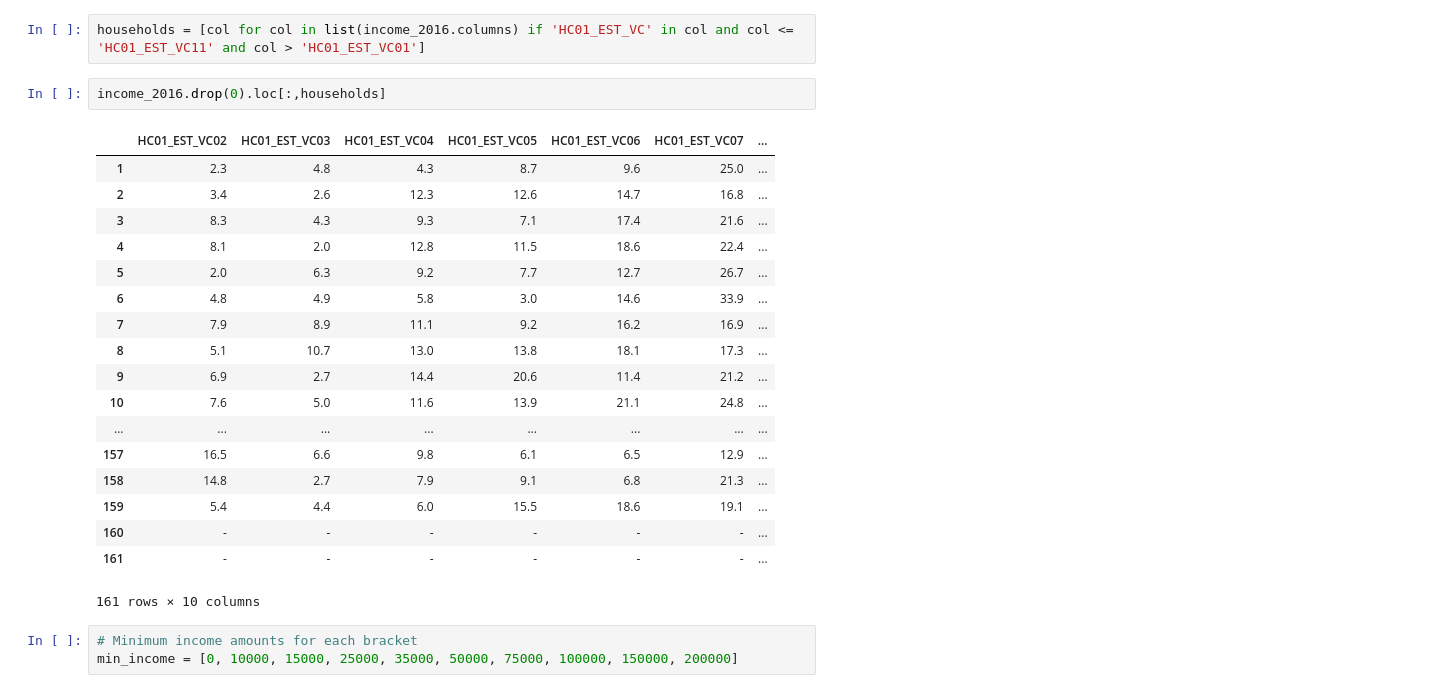
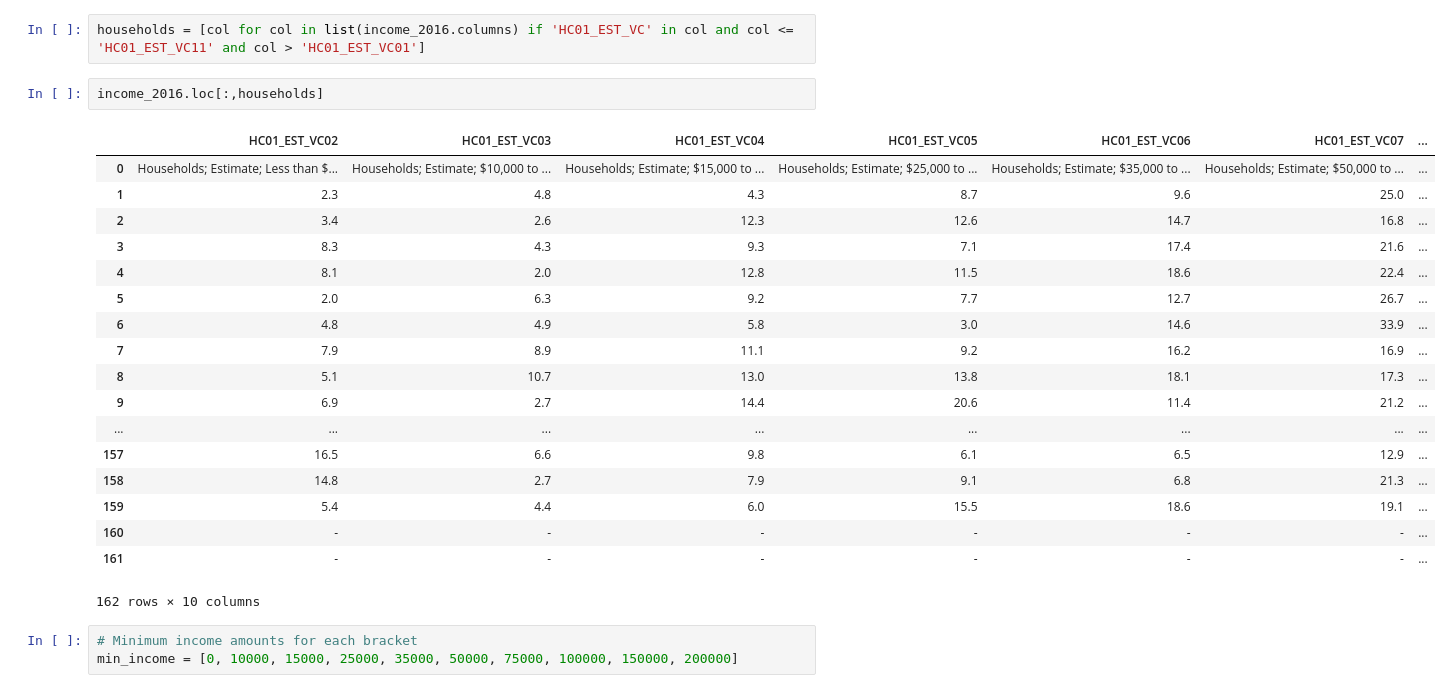
Before and after one commit to Cjcarlevato/data-question-4-affordable-housing-green-dogs, a Jupyter notebook: DQ4_Michael.ipynb, the cells around one changed output. Cells and saved outputs as stored; diff of their text form.

```diff
--- a/DQ4_Michael.ipynb
+++ b/DQ4_Michael.ipynb
@@ -488,9 +519,10 @@ income_2016 = pd.read_csv('data/Census_Data/ACS_16_5YR_S1901/ACS_16_5YR_S1901_wi
 # %%
 households = [col for col in list(income_2016.columns) if 'HC01_EST_VC' in col and col <= 'HC01_EST_VC11' and col > 'HC01_EST_VC01']
 # %%
-income_2016.drop(0).loc[:,households]
+income_2016.loc[:,households]
 # %% [output]
 |  | HC01_EST_VC02 | HC01_EST_VC03 | HC01_EST_VC04 | HC01_EST_VC05 | HC01_EST_VC06 | HC01_EST_VC07 | ... |
+| 0 | Households; Estimate; Less than $... | Households; Estimate; $10,000 to ... | Households; Estimate; $15,000 to ... | Households; Estimate; $25,000 to ... | Households; Estimate; $35,000 to ... | Households; Estimate; $50,000 to ... | ... |
 | 1 | 2.3 | 4.8 | 4.3 | 8.7 | 9.6 | 25.0 | ... |
 | 2 | 3.4 | 2.6 | 12.3 | 12.6 | 14.7 | 16.8 | ... |
 | 3 | 8.3 | 4.3 | 9.3 | 7.1 | 17.4 | 21.6 | ... |
@@ -500,14 +532,13 @@ income_2016.drop(0).loc[:,households]
 | 7 | 7.9 | 8.9 | 11.1 | 9.2 | 16.2 | 16.9 | ... |
 | 8 | 5.1 | 10.7 | 13.0 | 13.8 | 18.1 | 17.3 | ... |
 | 9 | 6.9 | 2.7 | 14.4 | 20.6 | 11.4 | 21.2 | ... |
-| 10 | 7.6 | 5.0 | 11.6 | 13.9 | 21.1 | 24.8 | ... |
 | ... | ... | ... | ... | ... | ... | ... | ... |
 | 157 | 16.5 | 6.6 | 9.8 | 6.1 | 6.5 | 12.9 | ... |
 | 158 | 14.8 | 2.7 | 7.9 | 9.1 | 6.8 | 21.3 | ... |
 | 159 | 5.4 | 4.4 | 6.0 | 15.5 | 18.6 | 19.1 | ... |
 | 160 | - | - | - | - | - | - | ... |
 | 161 | - | - | - | - | - | - | ... |
-161 rows × 10 columns
+162 rows × 10 columns
 # %%
 # Minimum income amounts for each bracket
 min_income = [0, 10000, 15000, 25000, 35000, 50000, 75000, 100000, 150000, 200000]
```
Also changed, not shown: parts of 34 cells of this notebook.
